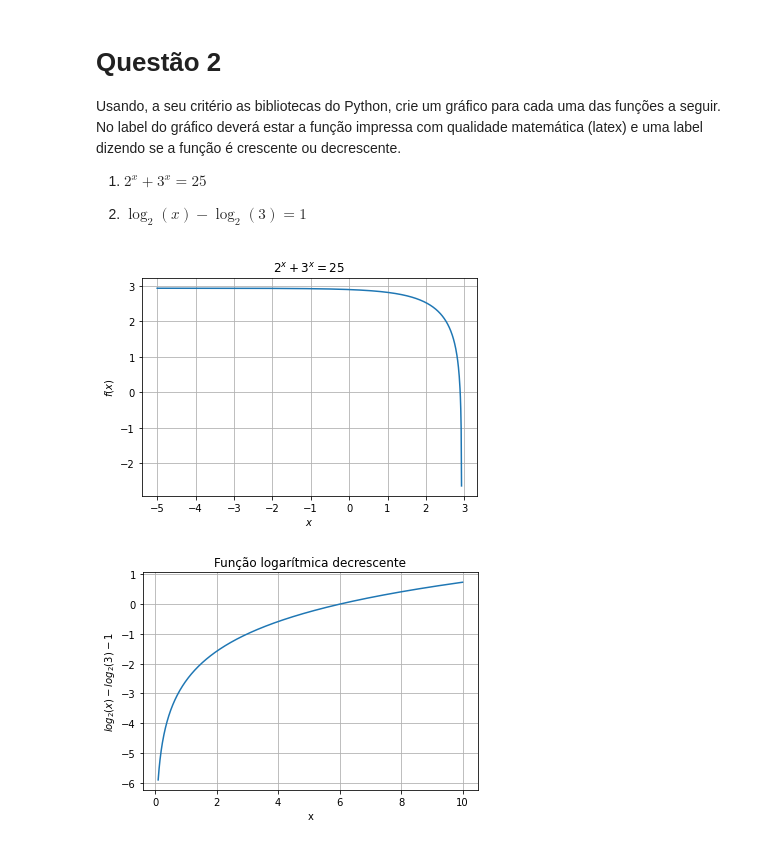
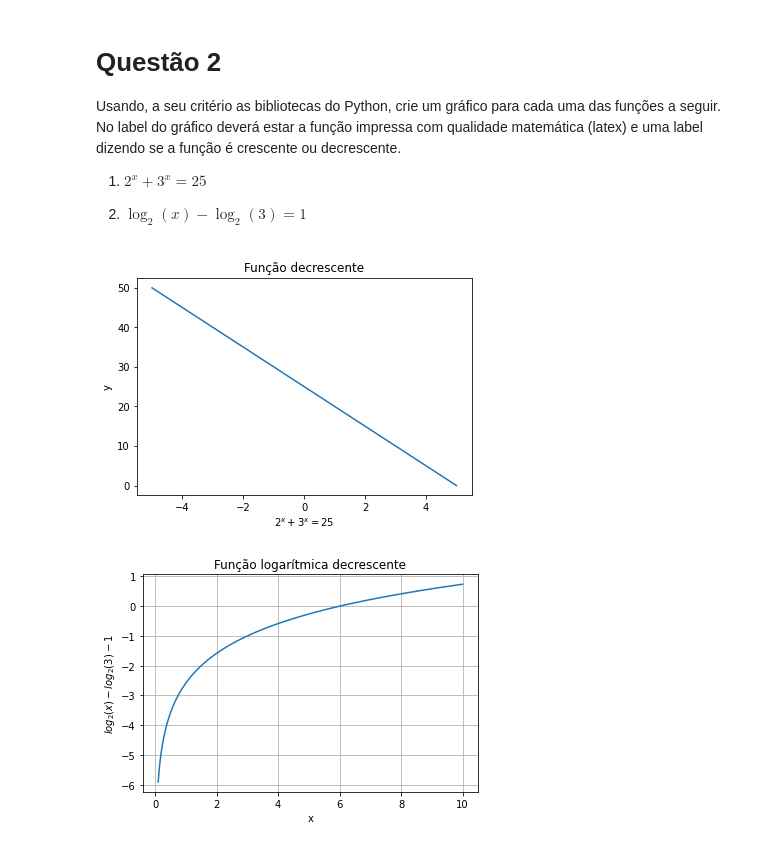
Before and after one commit to MajuLaz/LogicaMat, a Jupyter notebook: Avaliação_Individual_RA1_A.ipynb, the cells around one changed output. Drawn from its saved outputs; the diff is of its cells as text; code cells hidden in the pictures.

```diff
--- a/Avaliação_Individual_RA1_A.ipynb
+++ b/Avaliação_Individual_RA1_A.ipynb
@@ -46,21 +46,19 @@ Usando, a seu critério as bibliotecas do Python, crie um gráfico para cada uma
 # %%
 import numpy as np
 import matplotlib.pyplot as plt
 
 def f(x):
-    return np.log2(25 - 3**x) / np.log2(3)
+    return 25 - 2*x - 3*x
 
-x = np.linspace(-5, 5, 1000)
-y = f(x)
+x = np.linspace(-5, 5, 100)
 
-plt.plot(x, y)
-plt.xlabel('$x$')
-plt.ylabel('$f(x)$')
-plt.title('$2^x + 3^x = 25$')
-plt.grid(True)
+plt.plot(x, f(x))
+plt.xlabel('$2^x+3^x=25$')
+plt.ylabel('y')
+plt.title('Função decrescente')
 plt.show()
 # %% [output]
-[figure, old version]
+[figure, new version]
 # %%
 import numpy as np
 import matplotlib.pyplot as plt
```
